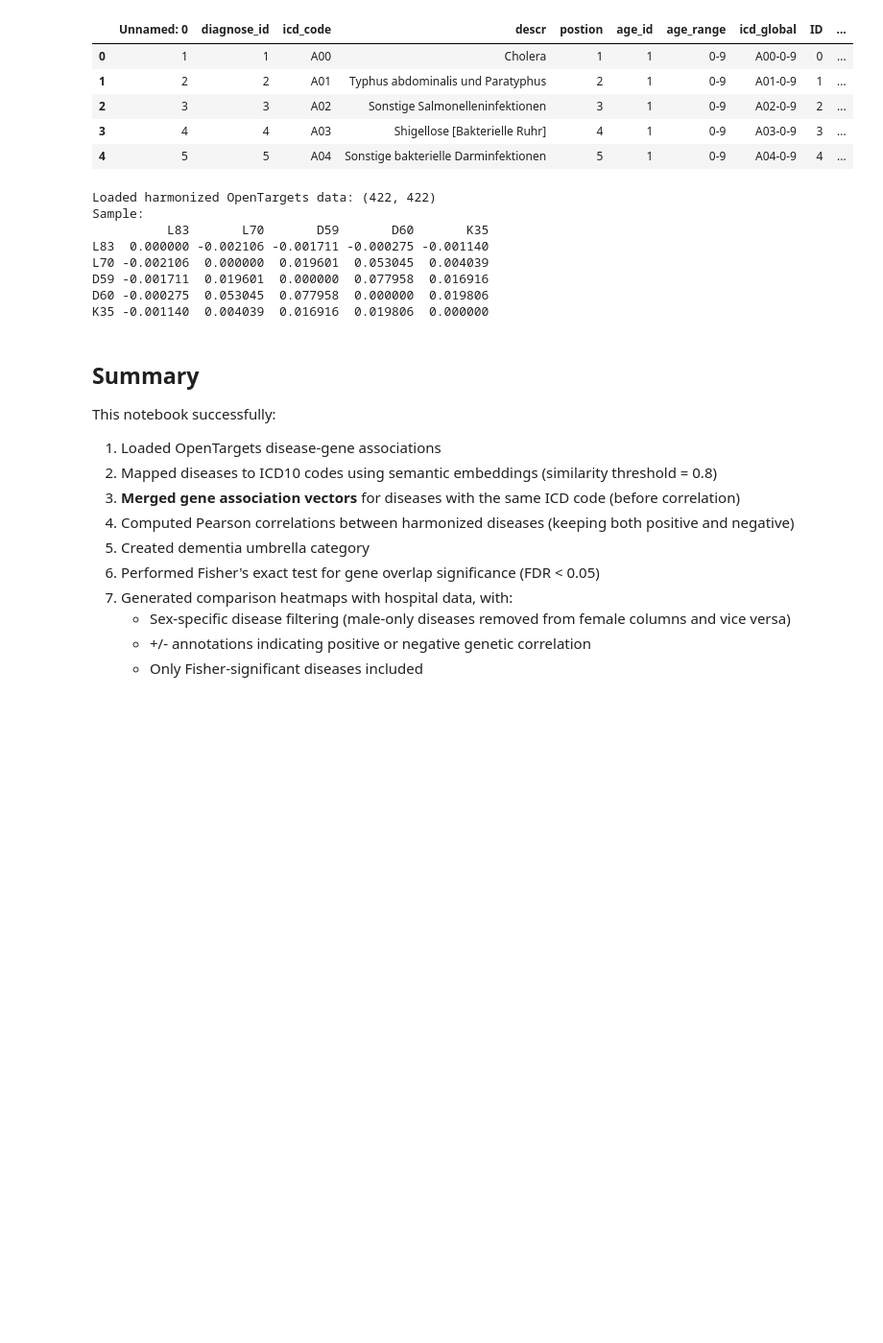
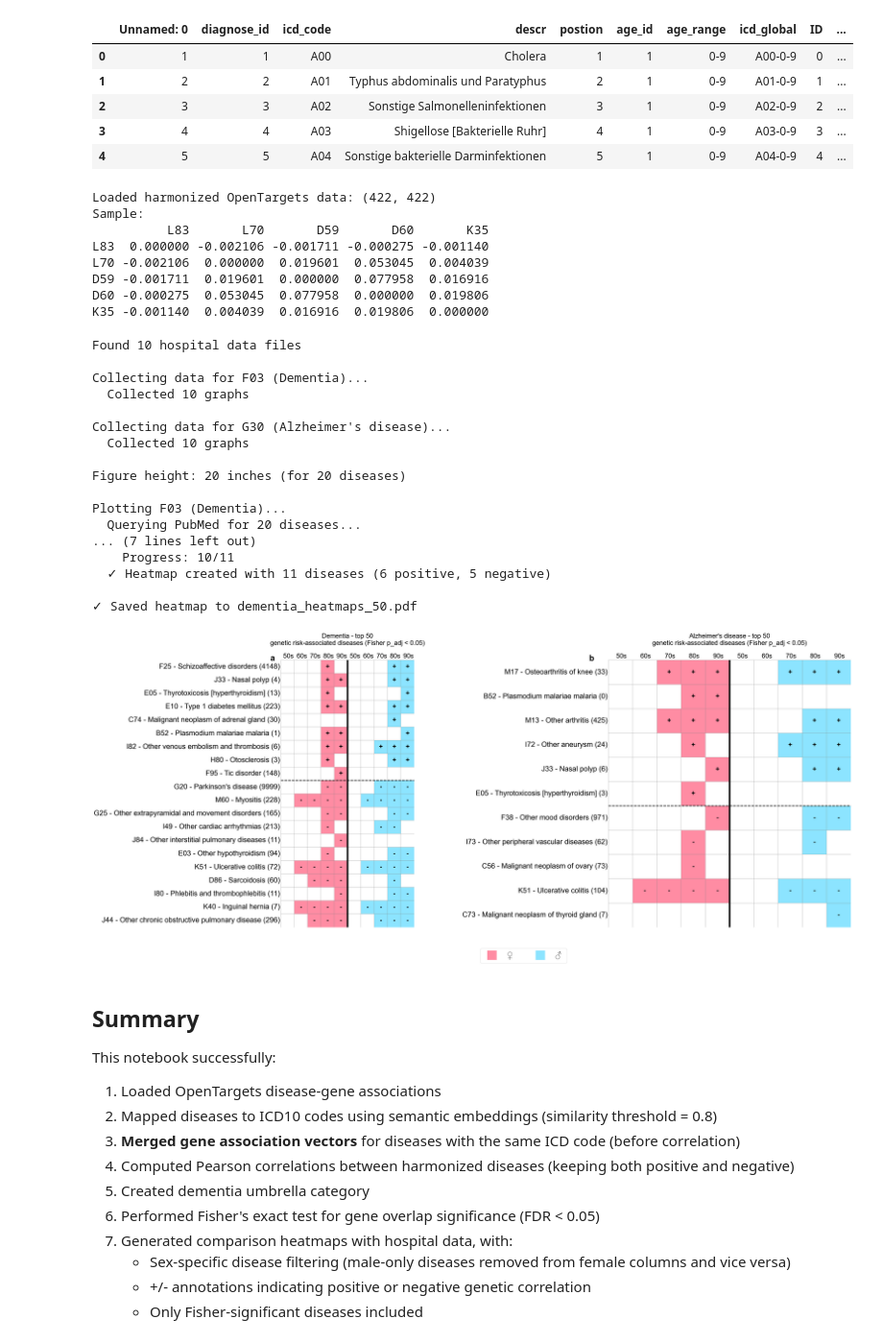
Before and after one commit to vladimirkovacevic/CSH, a Jupyter notebook: harmonization.ipynb, the cells around one changed output. Shown at 96% size. Cells and saved outputs as stored; diff of their text form; code cells hidden in the pictures; blank space fills up the shorter version.

```diff
--- a/harmonization.ipynb
+++ b/harmonization.ipynb
@@ -1081,9 +1081,11 @@ for i, code in enumerate(['F03', 'G30']):
 
     ax.xaxis.set_ticks_position('top')
     ax.xaxis.set_label_position('top')
-    ax.tick_params(axis='x', labelrotation=0, labelsize=26)
+    ax.tick_params(axis='x', labelrotation=0, labelsize=28)
     ax.tick_params(axis='y', labelsize=31)
     ax.tick_params(axis='both', which='both', length=0)
+    # Add "s" to every column label
+    ax.set_xticklabels([f"{label.get_text()}s" for label in ax.get_xticklabels()])
 
     title_line1 = f'{dementia_codes[code]} - top {TOP_K}'
     title_line2 = 'genetic risk-associated diseases (Fisher p_adj < 0.05)'
@@ -1106,33 +1108,52 @@ for i, code in enumerate(['F03', 'G30']):
 
 # Add legend
 labels = ['♀ ', '♂ ']
 legend_elements = [
     Line2D([0], [0], marker='s', color='w', label=labels[i],
            markerfacecolor=male_female_color[i], markersize=42)
     for i in range(2)
 ]
 
 plt.legend(
     handles=legend_elements,
     loc='lower center',
     bbox_to_anchor=(-0.35, -0.15),
     ncol=2,
     frameon=True,
     fontsize=36
 )
 
 # Adjust layout
 plt.tight_layout()
 pos1 = axes[0].get_position()
 pos2 = axes[1].get_position()
 new_y0 = pos1.y0 + pos1.height - pos2.height
 axes[1].set_position([pos2.x0, new_y0, pos2.width, pos2.height])
 
 # Save
 output_file = f"dementia_heatmaps_{TOP_K}.pdf"
 plt.savefig(output_file, dpi=300, format='pdf', bbox_inches='tight')
 print(f"\n✓ Saved heatmap to {output_file}")
 plt.show()
+# %% [output]
+Found 10 hospital data files
+
+Collecting data for F03 (Dementia)...
+  Collected 10 graphs
+
+Collecting data for G30 (Alzheimer's disease)...
+  Collected 10 graphs
+
+Figure height: 20 inches (for 20 diseases)
+
+Plotting F03 (Dementia)...
+  Querying PubMed for 20 diseases...
+... (7 lines left out)
+    Progress: 10/11
+  ✓ Heatmap created with 11 diseases (6 positive, 5 negative)
+
+✓ Saved heatmap to dementia_heatmaps_50.pdf
+[figure, added]
 # %% [markdown]
 ## Summary
 
```
